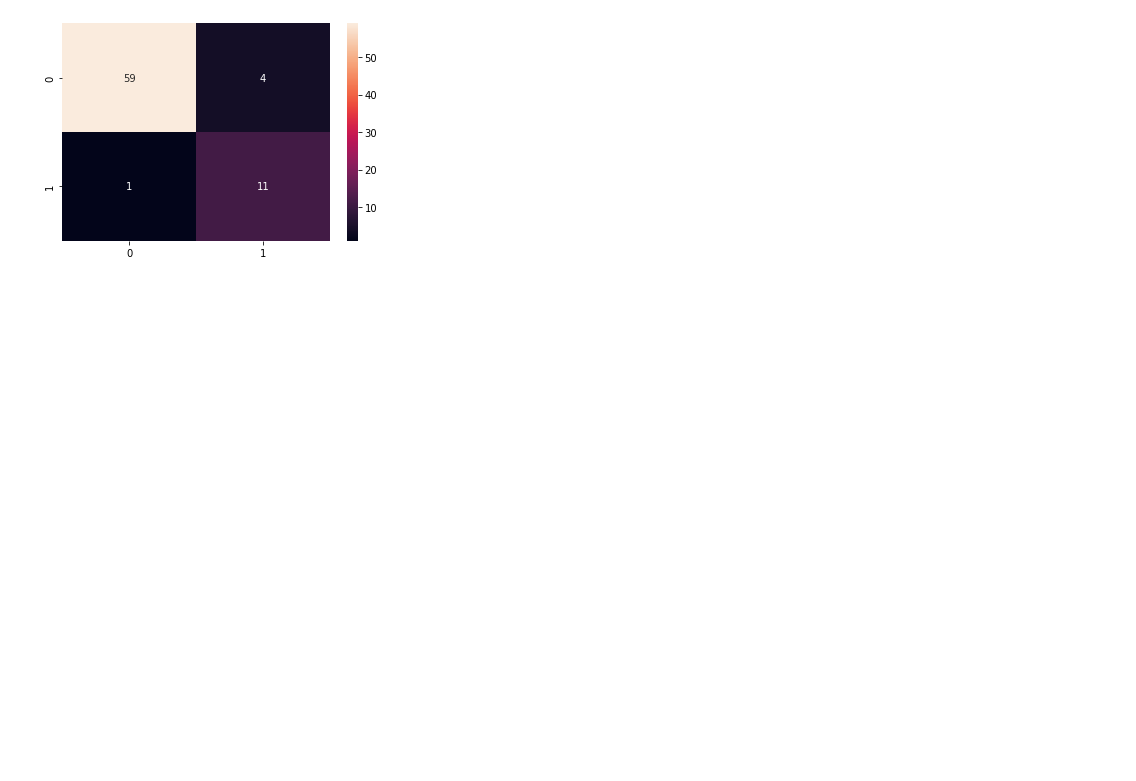
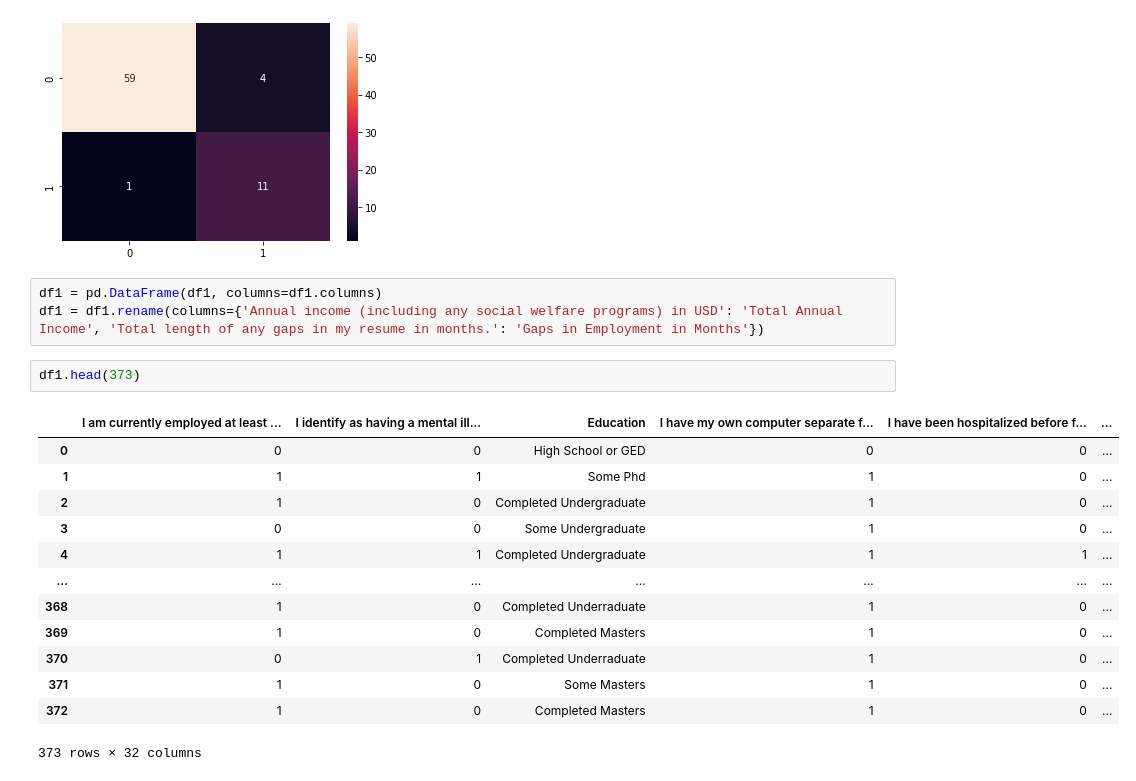
Before and after one commit to Heorhiichuk/RR_project_2022, a Jupyter notebook: mental-health-analysis-with-recall-score-1 (1).ipynb, the cells around one changed output. Saved outputs shown, nothing was run; the diff lists cells and outputs as text; blank space fills up the shorter version.

```diff
--- a/mental-health-analysis-with-recall-score-1 (1).ipynb
+++ b/mental-health-analysis-with-recall-score-1 (1).ipynb
@@ -398,3 +415,22 @@ sns.heatmap(cf_matrix2, annot=True)
 # %% [output]
 <AxesSubplot:>
 [figure]
+# %%
+df1 = pd.DataFrame(df1, columns=df1.columns)
+df1 = df1.rename(columns={'Annual income (including any social welfare programs) in USD': 'Total Annual Income', 'Total length of any gaps in my resume in months.': 'Gaps in Employment in Months'})
+# %%
+df1.head(373)
+# %% [output]
+|  | I am currently employed at least ... | I identify as having a mental ill... | Education | I have my own computer separate f... | I have been hospitalized before f... | ... |
+| 0 | 0 | 0 | High School or GED | 0 | 0 | ... |
+| 1 | 1 | 1 | Some Phd | 1 | 0 | ... |
+| 2 | 1 | 0 | Completed Undergraduate | 1 | 0 | ... |
+| 3 | 0 | 0 | Some Undergraduate | 1 | 0 | ... |
+| 4 | 1 | 1 | Completed Undergraduate | 1 | 1 | ... |
+| ... | ... | ... | ... | ... | ... | ... |
+| 368 | 1 | 0 | Completed Underraduate | 1 | 0 | ... |
+| 369 | 1 | 0 | Completed Masters | 1 | 0 | ... |
+| 370 | 0 | 1 | Completed Underraduate | 1 | 0 | ... |
+| 371 | 1 | 0 | Some Masters | 1 | 0 | ... |
+| 372 | 1 | 0 | Completed Masters | 1 | 0 | ... |
+373 rows × 32 columns
```
Also changed, not shown: parts of 9 cells of this notebook.
